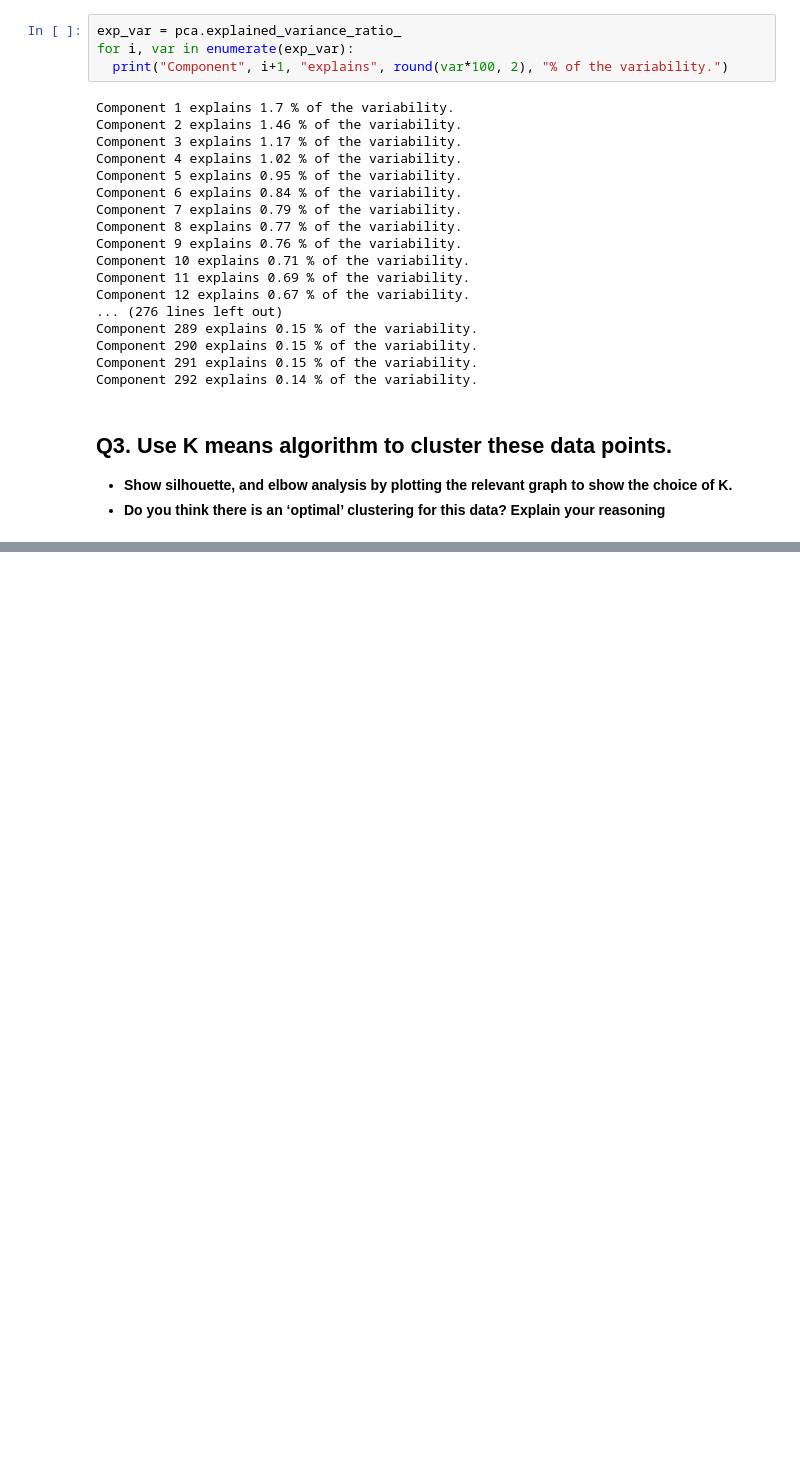
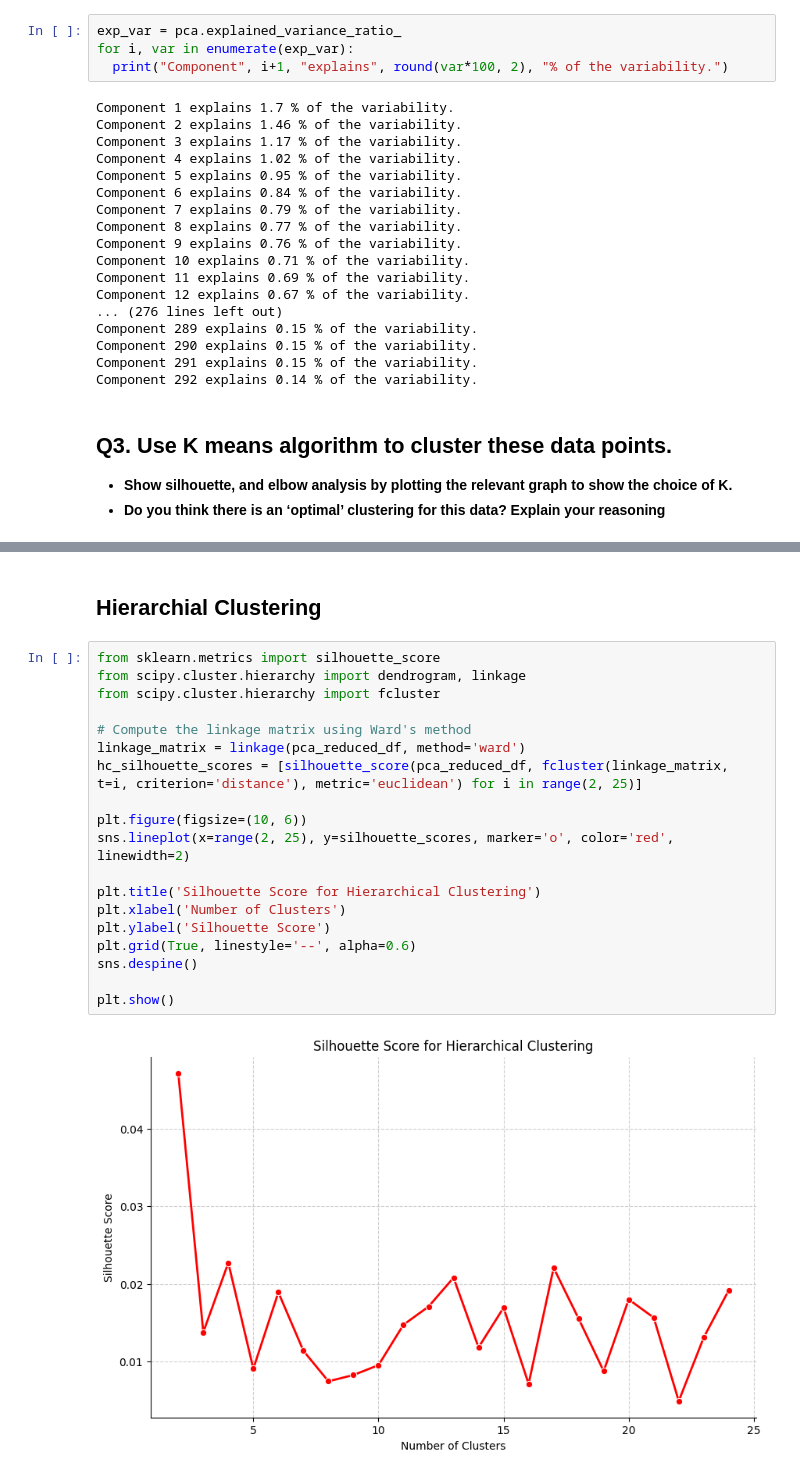
Before and after one commit to Sumitjh26997/CSS581-ML, a Jupyter notebook: HW4.ipynb, the cells around one changed output, grey strips where cells are left out. Saved outputs shown, nothing was run; the diff lists cells and outputs as text; blank space fills up the shorter version.

```diff
--- a/HW4.ipynb
+++ b/HW4.ipynb
@@ -214,0 +271,23 @@ plt.show()
+# %% [markdown]
+## **Hierarchial Clustering**
+# %%
+from sklearn.metrics import silhouette_score
+from scipy.cluster.hierarchy import dendrogram, linkage
+from scipy.cluster.hierarchy import fcluster
+
+# Compute the linkage matrix using Ward's method
+linkage_matrix = linkage(pca_reduced_df, method='ward')
+hc_silhouette_scores = [silhouette_score(pca_reduced_df, fcluster(linkage_matrix, t=i, criterion='distance'), metric='euclidean') for i in range(2, 25)]
+
+plt.figure(figsize=(10, 6))
+sns.lineplot(x=range(2, 25), y=silhouette_scores, marker='o', color='red', linewidth=2)
+
+plt.title('Silhouette Score for Hierarchical Clustering')
+plt.xlabel('Number of Clusters')
+plt.ylabel('Silhouette Score')
+plt.grid(True, linestyle='--', alpha=0.6)
+sns.despine()
+
+plt.show()
+# %% [output]
+[figure, added]
```
Also changed, not shown: parts of 24 cells of this notebook.
